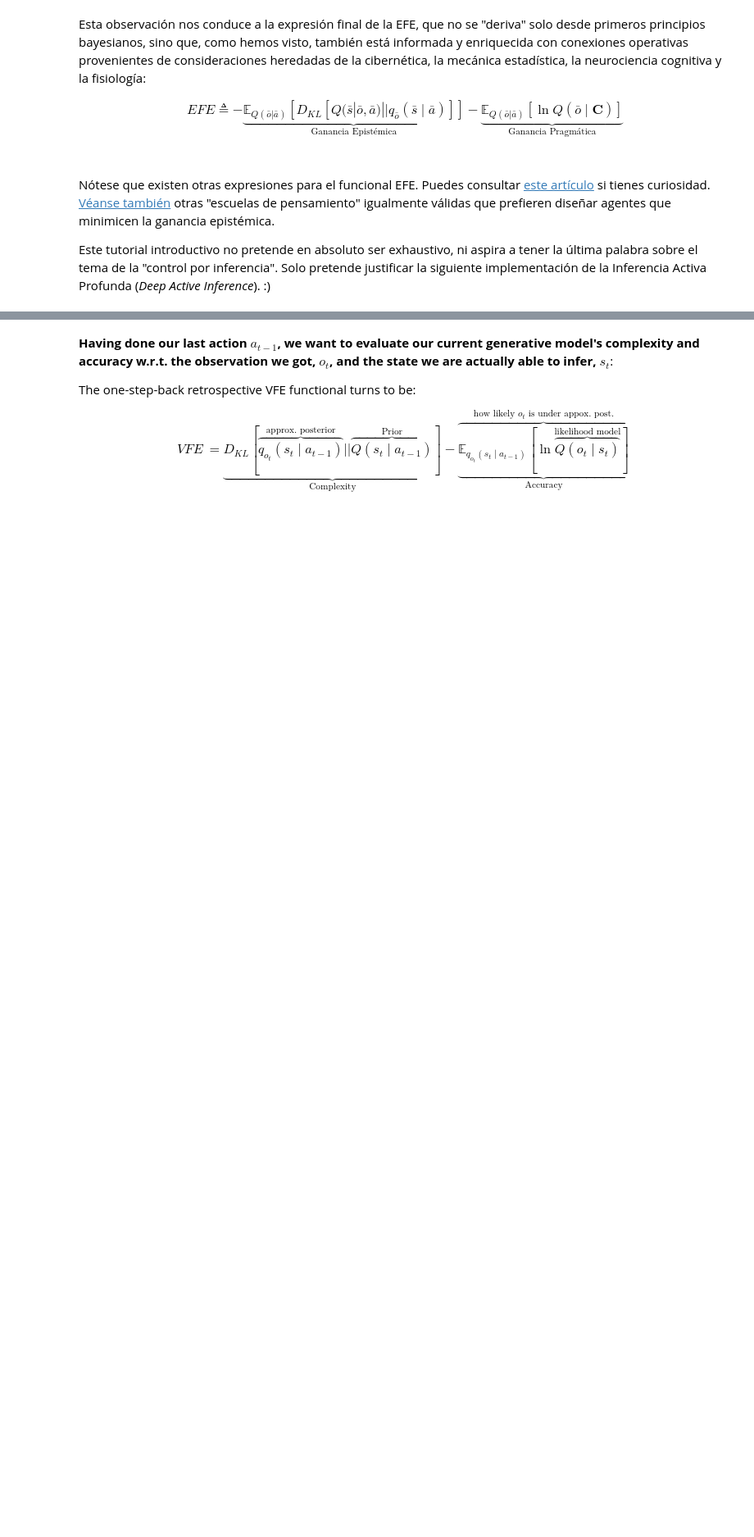
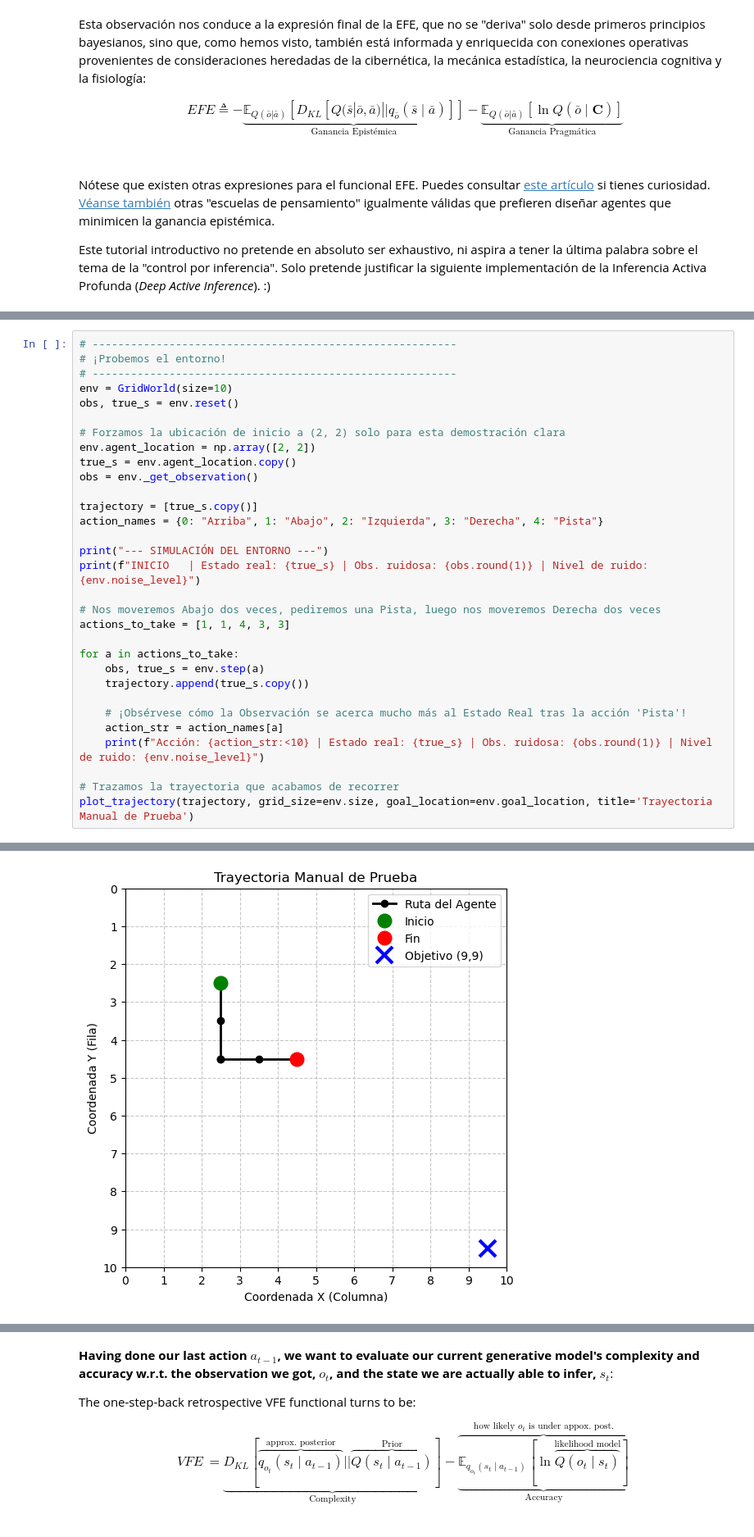
Before and after one commit to QwertyJacob/deep_active_inference_tutorial, a Jupyter notebook: esp_undergrad.ipynb, the cells around one changed output, grey strips where cells are left out. Shown at 82% size. Drawn from its saved outputs; the diff is of its cells as text; blank space fills up the shorter version.

```diff
--- a/esp_undergrad.ipynb
+++ b/esp_undergrad.ipynb
@@ -1452,0 +1418,32 @@ $$
+# %%
+# ---------------------------------------------------------
+# ¡Probemos el entorno!
+# ---------------------------------------------------------
+env = GridWorld(size=10)
+obs, true_s = env.reset()
+
+# Forzamos la ubicación de inicio a (2, 2) solo para esta demostración clara
+env.agent_location = np.array([2, 2])
+true_s = env.agent_location.copy()
+obs = env._get_observation()
+
+trajectory = [true_s.copy()]
+action_names = {0: "Arriba", 1: "Abajo", 2: "Izquierda", 3: "Derecha", 4: "Pista"}
+
+print("--- SIMULACIÓN DEL ENTORNO ---")
+print(f"INICIO   | Estado real: {true_s} | Obs. ruidosa: {obs.round(1)} | Nivel de ruido: {env.noise_level}")
+
+# Nos moveremos Abajo dos veces, pediremos una Pista, luego nos moveremos Derecha dos veces
+actions_to_take = [1, 1, 4, 3, 3]
+
+for a in actions_to_take:
+    obs, true_s = env.step(a)
+    trajectory.append(true_s.copy())
+
+    # ¡Obsérvese cómo la Observación se acerca mucho más al Estado Real tras la acción 'Pista'!
+    action_str = action_names[a]
+    print(f"Acción: {action_str:<10} | Estado real: {true_s} | Obs. ruidosa: {obs.round(1)} | Nivel de ruido: {env.noise_level}")
+
+# Trazamos la trayectoria que acabamos de recorrer
+plot_trajectory(trajectory, grid_size=env.size, goal_location=env.goal_location, title='Trayectoria Manual de Prueba')
+# %% [output]
@@ -1452,0 +1457 @@ $$
+[figure, added]
```
Also changed, not shown: parts of 37 cells of this notebook.
